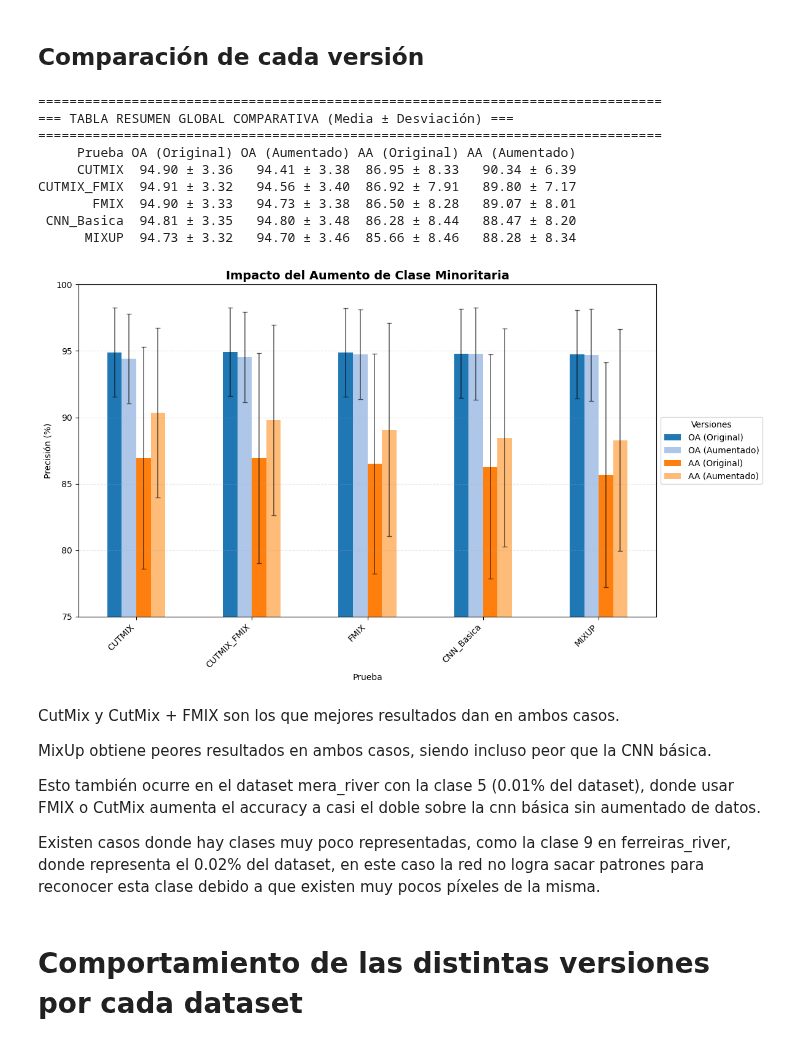
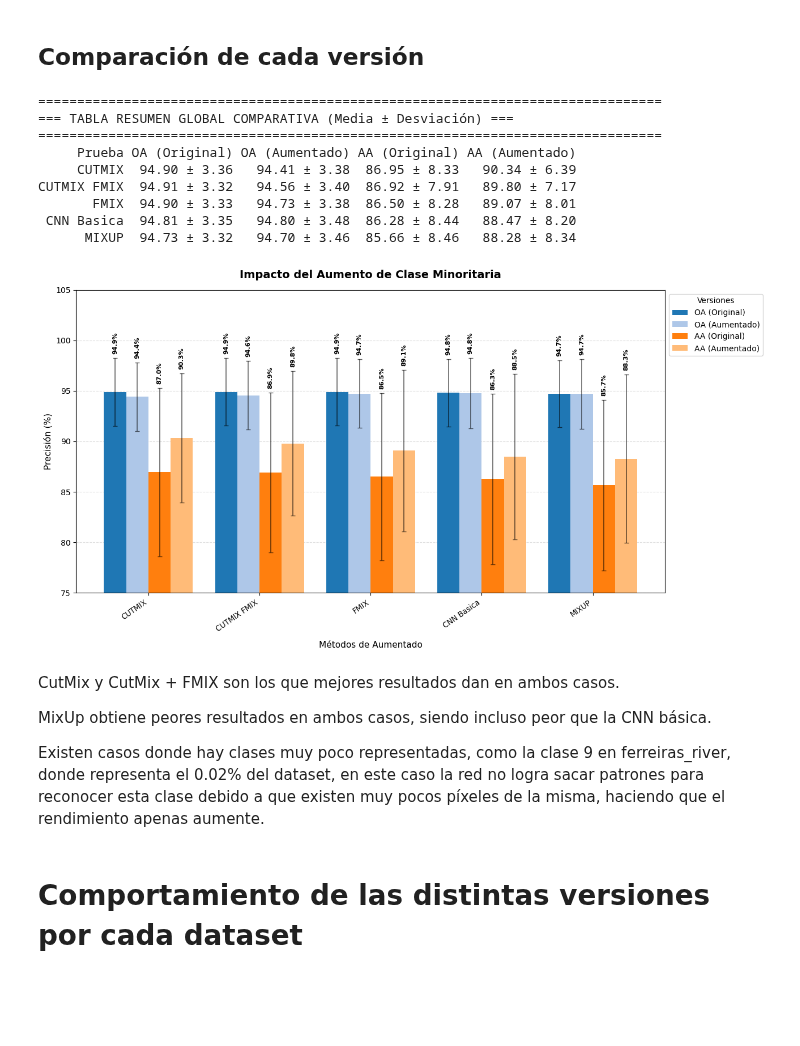
Before and after one commit to DBR5823/TFG_DanielBerdullasRey, a Jupyter notebook: creacionTablas.ipynb, the cells around one changed output. Drawn from its saved outputs; the diff is of its cells as text; code cells hidden in the pictures; blank space fills up the shorter version.

Commit message:
Gráficas actualizadas

```diff
--- a/creacionTablas.ipynb
+++ b/creacionTablas.ipynb
@@ -687,7 +727,7 @@ graficaComparacionModelos(datos_aum)
 # %% [markdown]
 ## Comparación de cada versión
 # %%
-#UNIFICAR LOS DATOS PARA LA COMPARACIÓN ---
+# UNIFICAR LOS DATOS PARA LA COMPARACIÓN ---
 datos_comparacion = []
 
 if datos_orig and datos_aum:
@@ -719,6 +759,10 @@ if datos_comparacion:
     # Ordenamos de mayor a menor basándonos en AA_Aum
     df_comp = df_comp.sort_values(by='AA_Aum', ascending=False)
 
+    #Reemplazar guiones bajos por espacios en los nombres de las pruebas
+    if 'Prueba' in df_comp.columns:
+        df_comp['Prueba'] = df_comp['Prueba'].str.replace('_', ' ')
+
     # Definimos las columnas que queremos mostrar y graficar
     cols_medias = ['OA_Orig', 'OA_Aum', 'AA_Orig', 'AA_Aum']
     cols_stds = ['OA_Std_Orig', 'OA_Std_Aum', 'AA_Std_Orig', 'AA_Std_Aum']
@@ -746,43 +790,56 @@ if datos_comparacion:
     df_plot_medias.columns = nombres_legibles
     df_plot_stds.columns = nombres_legibles
 
     colores = ['#1f77b4', '#aec7e8', '#ff7f0e', '#ffbb78']
 
+    # Generamos la gráfica
     ax = df_plot_medias.plot(
         kind='bar',
         yerr=df_plot_stds.values.T,
         capsize=3,
-        figsize=(12, 7),
+        figsize=(13, 7),
         color=colores,
+        width=0.8,
         error_kw={'alpha': 0.6, 'lw': 1.2}
     )
 
-    plt.title('Impacto del Aumento de Clase Minoritaria', fontsize=14, fontweight='bold')
-    plt.ylabel('Precisión (%)')
-    plt.xticks(rotation=45, ha='right')
+    plt.title('Impacto del Aumento de Clase Minoritaria', fontsize=14, fontweight='bold', pad=15)
+    plt.ylabel('Precisión (%)', fontsize=11)
+    plt.xlabel('Métodos de Aumentado', fontsize=11, labelpad=10)
+
+    plt.xticks(rotation=35, ha='right', fontsize=9.5)
 
     # Ajuste dinámico del eje Y
     lim_inferior = min(df_comp[cols_medias].min().min() - 5, 75)
-    plt.ylim(lim_inferior, 100)
+    plt.ylim(lim_inferior, 105)
 
-    plt.legend(title='Versiones', loc='center left', bbox_to_anchor=(1, 0.5))
-    plt.grid(axis='y', linestyle='--', alpha=0.3)
+    # Rejilla enviada al fondo
+    ax.set_axisbelow(True)
+    plt.grid(axis='y', linestyle='--', alpha=0.4)
+
+    # Filtramos para aplicar 'bar_label' solo a contenedores de tipo barra
+    for container in ax.containers:
+        if type(container).__name__ == 'BarContainer':
+            ax.bar_label(container, fmt='%.1f%%', padding=5, fontsize=8, fontweight='semibold', rotation=90)
+
+    # Mover la leyenda arriba a la derecha por fuera
+    plt.legend(title='Versiones', loc='upper left', bbox_to_anchor=(1, 1))
 
     plt.tight_layout()
     plt.show()
 else:
     print("\nNo se pudieron generar los datos de comparación. Verifica que los archivos base y los '_aumentado' existan.")
 # %% [output]
 ================================================================================
 === TABLA RESUMEN GLOBAL COMPARATIVA (Media ± Desviación) ===
 ================================================================================
      Prueba OA (Original) OA (Aumentado) AA (Original) AA (Aumentado)
      CUTMIX  94.90 ± 3.36   94.41 ± 3.38  86.95 ± 8.33   90.34 ± 6.39
-CUTMIX_FMIX  94.91 ± 3.32   94.56 ± 3.40  86.92 ± 7.91   89.80 ± 7.17
+CUTMIX FMIX  94.91 ± 3.32   94.56 ± 3.40  86.92 ± 7.91   89.80 ± 7.17
        FMIX  94.90 ± 3.33   94.73 ± 3.38  86.50 ± 8.28   89.07 ± 8.01
- CNN_Basica  94.81 ± 3.35   94.80 ± 3.48  86.28 ± 8.44   88.47 ± 8.20
+ CNN Basica  94.81 ± 3.35   94.80 ± 3.48  86.28 ± 8.44   88.47 ± 8.20
       MIXUP  94.73 ± 3.32   94.70 ± 3.46  85.66 ± 8.46   88.28 ± 8.34
-[figure, old version]
+[figure, new version]
 # %% [markdown]
 CutMix y CutMix + FMIX son los que mejores resultados dan en ambos casos.
 
@@ -790,8 +847,6 @@ MixUp obtiene peores resultados en ambos casos, siendo incluso peor que la CNN b
 
 
 
-Esto también ocurre en el dataset mera_river con la clase 5 (0.01% del dataset), donde usar FMIX o CutMix aumenta el accuracy a casi el doble sobre la cnn básica sin aumentado de datos.
-
-Existen casos donde hay clases muy poco representadas, como la clase 9 en ferreiras_river, donde representa el 0.02% del dataset, en este caso la red no logra sacar patrones para reconocer esta clase debido a que existen muy pocos píxeles de la misma.
+Existen casos donde hay clases muy poco representadas, como la clase 9 en ferreiras_river, donde representa el 0.02% del dataset, en este caso la red no logra sacar patrones para reconocer esta clase debido a que existen muy pocos píxeles de la misma, haciendo que el rendimiento apenas aumente.
 # %% [markdown]
 # Comportamiento de las distintas versiones por cada dataset
```
Also changed, not shown: parts of 6 cells of this notebook, 4 other files.
